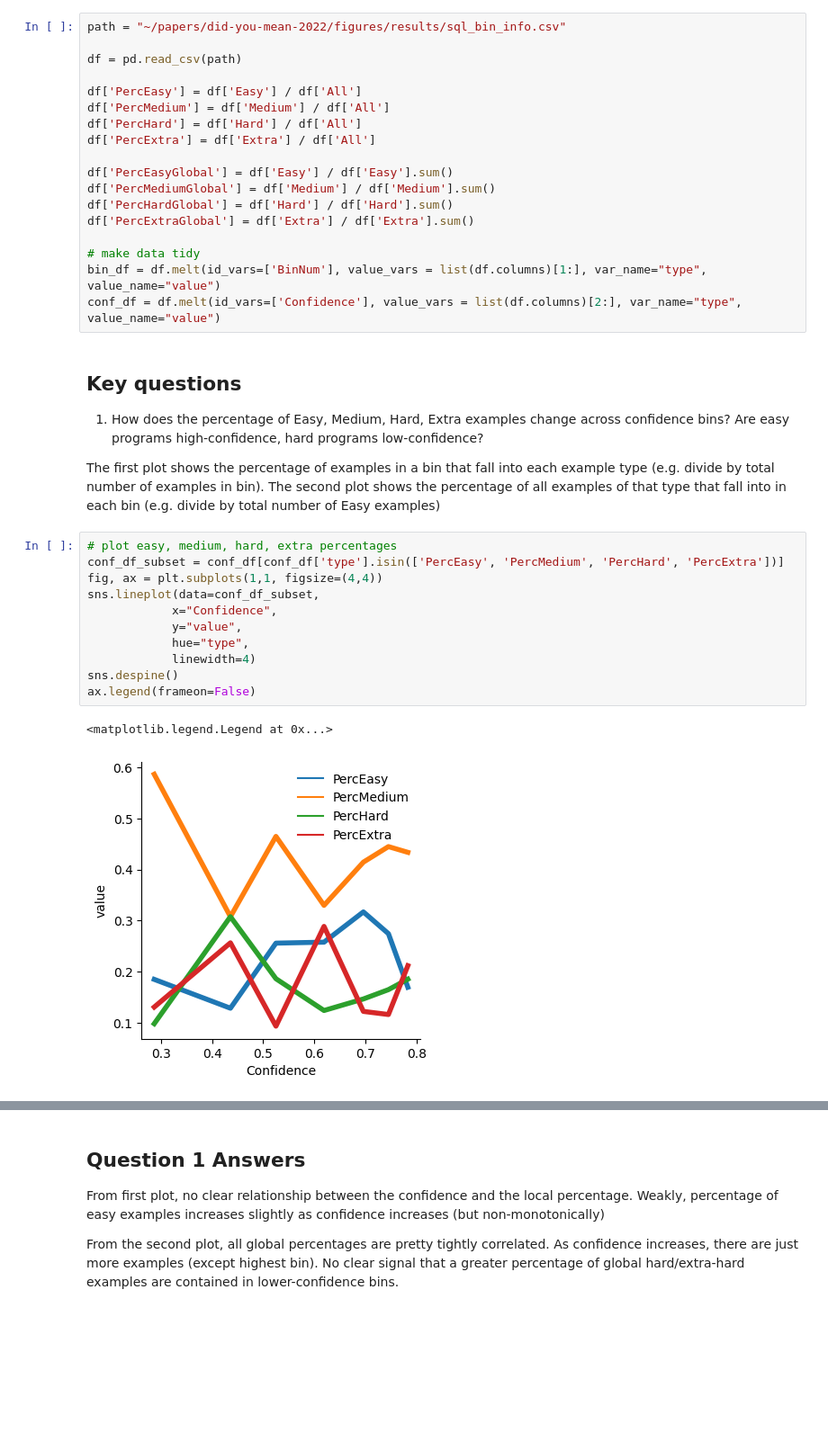
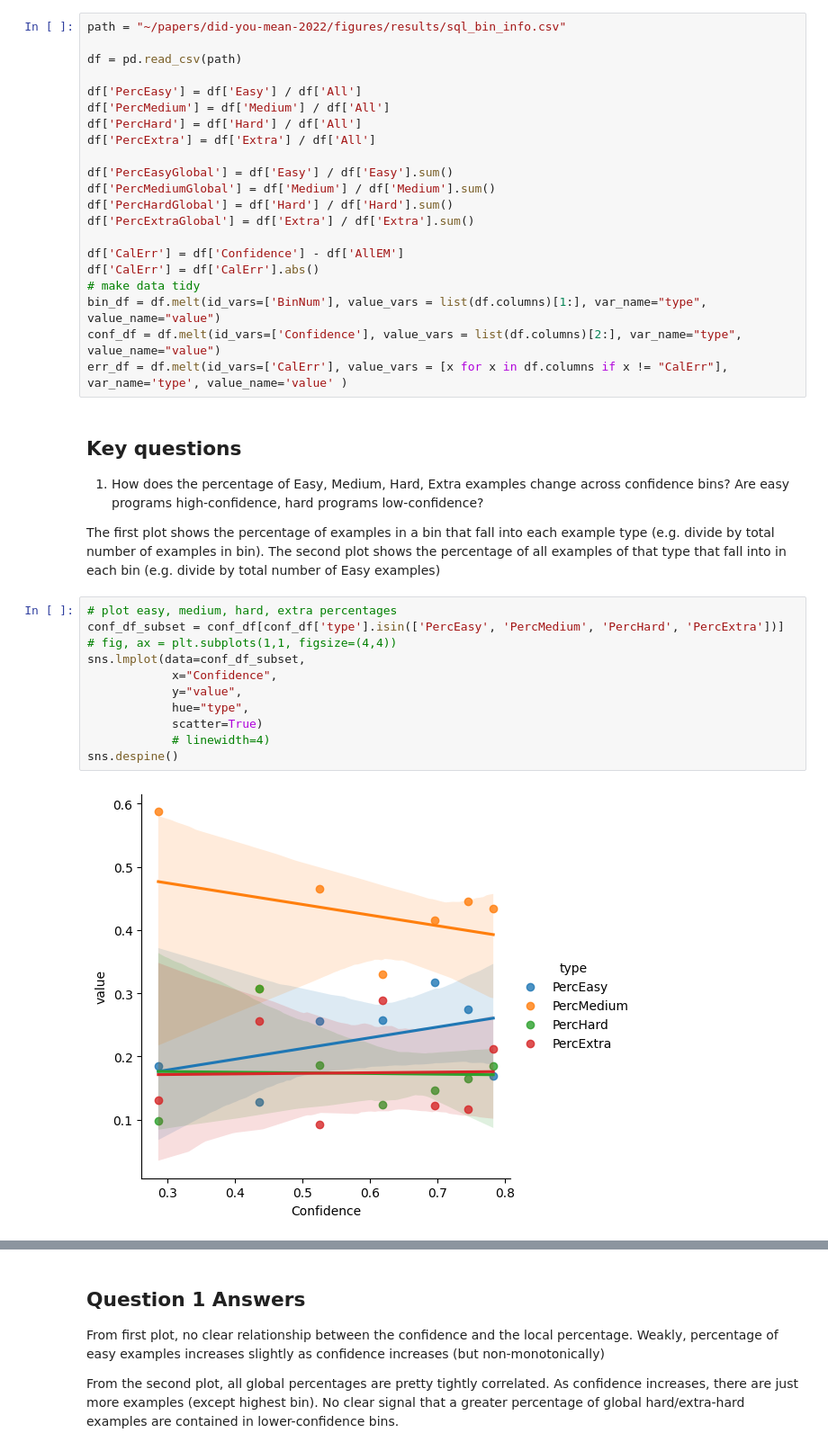
Before and after one commit to esteng/calibration_miso, a Jupyter notebook: analysis/calibration_sql_difficulty.ipynb, the cells around one changed output, grey strips where cells are left out. Shown at 90% size. Drawn from its saved outputs; the diff is of its cells as text; blank space fills up the shorter version.

Commit message:
check in analysis and plots update

```diff
--- a/analysis/calibration_sql_difficulty.ipynb
+++ b/analysis/calibration_sql_difficulty.ipynb
@@ -19,9 +19,12 @@ df['PercMediumGlobal'] = df['Medium'] / df['Medium'].sum()
 df['PercHardGlobal'] = df['Hard'] / df['Hard'].sum()
 df['PercExtraGlobal'] = df['Extra'] / df['Extra'].sum()
 
+df['CalErr'] = df['Confidence'] - df['AllEM']
+df['CalErr'] = df['CalErr'].abs()
 # make data tidy
 bin_df = df.melt(id_vars=['BinNum'], value_vars = list(df.columns)[1:], var_name="type", value_name="value")
 conf_df = df.melt(id_vars=['Confidence'], value_vars = list(df.columns)[2:], var_name="type", value_name="value")
+err_df = df.melt(id_vars=['CalErr'], value_vars = [x for x in df.columns if x != "CalErr"], var_name='type', value_name='value' )
 # %% [markdown]
 ## Key questions
 1. How does the percentage of Easy, Medium, Hard, Extra examples change across confidence bins? Are easy programs high-confidence, hard programs low-confidence?
@@ -31,17 +34,16 @@ The second plot shows the percentage of all examples of that type that fall into
 # %%
 # plot easy, medium, hard, extra percentages
 conf_df_subset = conf_df[conf_df['type'].isin(['PercEasy', 'PercMedium', 'PercHard', 'PercExtra'])]
-fig, ax = plt.subplots(1,1, figsize=(4,4))
-sns.lineplot(data=conf_df_subset,
+# fig, ax = plt.subplots(1,1, figsize=(4,4))
+sns.lmplot(data=conf_df_subset,
             x="Confidence",
             y="value",
             hue="type",
-            linewidth=4)
+            scatter=True)
+            # linewidth=4)
 sns.despine()
-ax.legend(frameon=False)
 # %% [output]
-<matplotlib.legend.Legend at 0x...>
-[figure, old version]
+[figure, new version]
 # %%
 # plot easy, medium, hard, extra percentages
 conf_df_subset = conf_df[conf_df['type'].isin(['PercEasyGlobal', 'PercMediumGlobal', 'PercHardGlobal', 'PercExtraGlobal'])]
```
Also changed, not shown: parts of 3 cells of this notebook, 59 other files.
